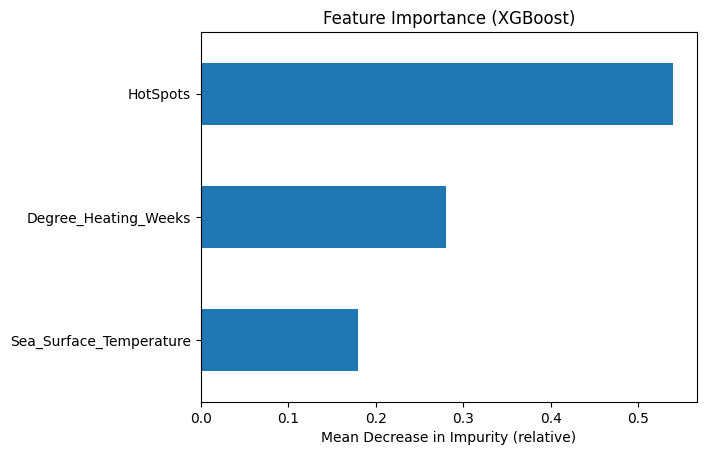
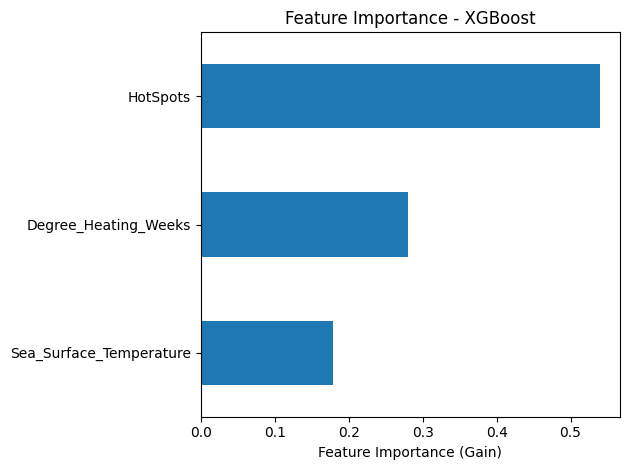
Unified diff of the notebook cell whose output changed from the first chart to the second:
--- before
+++ after
@@ -4,3 +4,4 @@
 plt.title("Feature Importance - XGBoost")
 plt.xlabel("Feature Importance (Gain)")
+plt.tight_layout()
 plt.show()

Commit: Cleaned up for readability